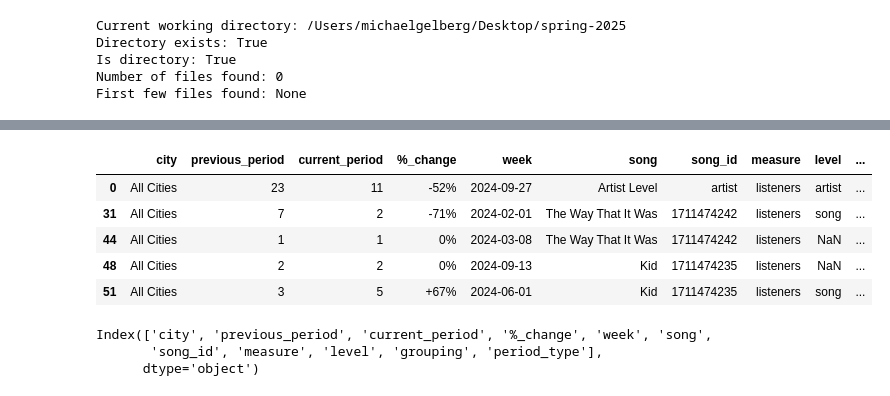
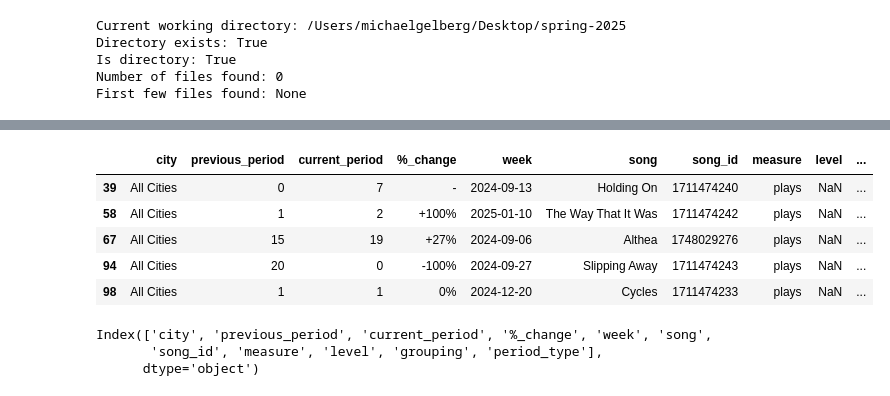
Before and after one commit to mgelberg/spring-2025, a Jupyter notebook: data-explore.ipynb, the cells around one changed output, grey strips where cells are left out. Cells and saved outputs as stored; diff of their text form; code cells hidden in the pictures.

```diff
--- a/data-explore.ipynb
+++ b/data-explore.ipynb
@@ -134,14 +140,14 @@ Skipping empty file: parsed csvs/parsed_weekly_plays_by_city_1711474242_20241206
 ✅ song_velocity_table.csv created with week-over-week changes
 # %%
 df = pd.read_csv('song_velocity_table.csv', parse_dates=["week"])
-df[(df.city=="All Cities") & (df.measure=="listeners")].head()
+df[(df.city=="All Cities") & (df.measure=="plays")].head()
 # %% [output]
 |  | city | previous_period | current_period | %_change | week | song | song_id | measure | level | ... |
-| 0 | All Cities | 23 | 11 | -52% | 2024-09-27 | Artist Level | artist | listeners | artist | ... |
-| 31 | All Cities | 7 | 2 | -71% | 2024-02-01 | The Way That It Was | 1711474242 | listeners | song | ... |
-| 44 | All Cities | 1 | 1 | 0% | 2024-03-08 | The Way That It Was | 1711474242 | listeners | NaN | ... |
-| 48 | All Cities | 2 | 2 | 0% | 2024-09-13 | Kid | 1711474235 | listeners | NaN | ... |
-| 51 | All Cities | 3 | 5 | +67% | 2024-06-01 | Kid | 1711474235 | listeners | song | ... |
+| 39 | All Cities | 0 | 7 | - | 2024-09-13 | Holding On | 1711474240 | plays | NaN | ... |
+| 58 | All Cities | 1 | 2 | +100% | 2025-01-10 | The Way That It Was | 1711474242 | plays | NaN | ... |
+| 67 | All Cities | 15 | 19 | +27% | 2024-09-06 | Althea | 1748029276 | plays | NaN | ... |
+| 94 | All Cities | 20 | 0 | -100% | 2024-09-27 | Slipping Away | 1711474243 | plays | NaN | ... |
+| 98 | All Cities | 1 | 1 | 0% | 2024-12-20 | Cycles | 1711474233 | plays | NaN | ... |
 # %%
 # groupings
 print(df.columns)
```
Also changed, not shown: parts of 15 cells of this notebook, 12 other files.
